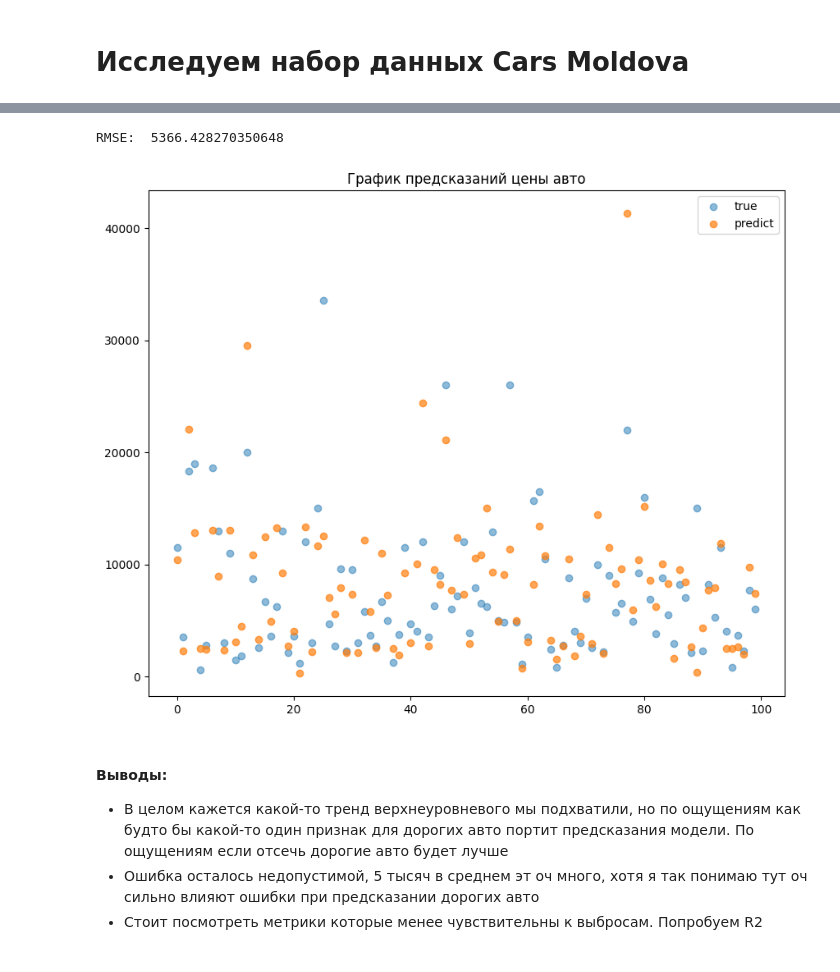
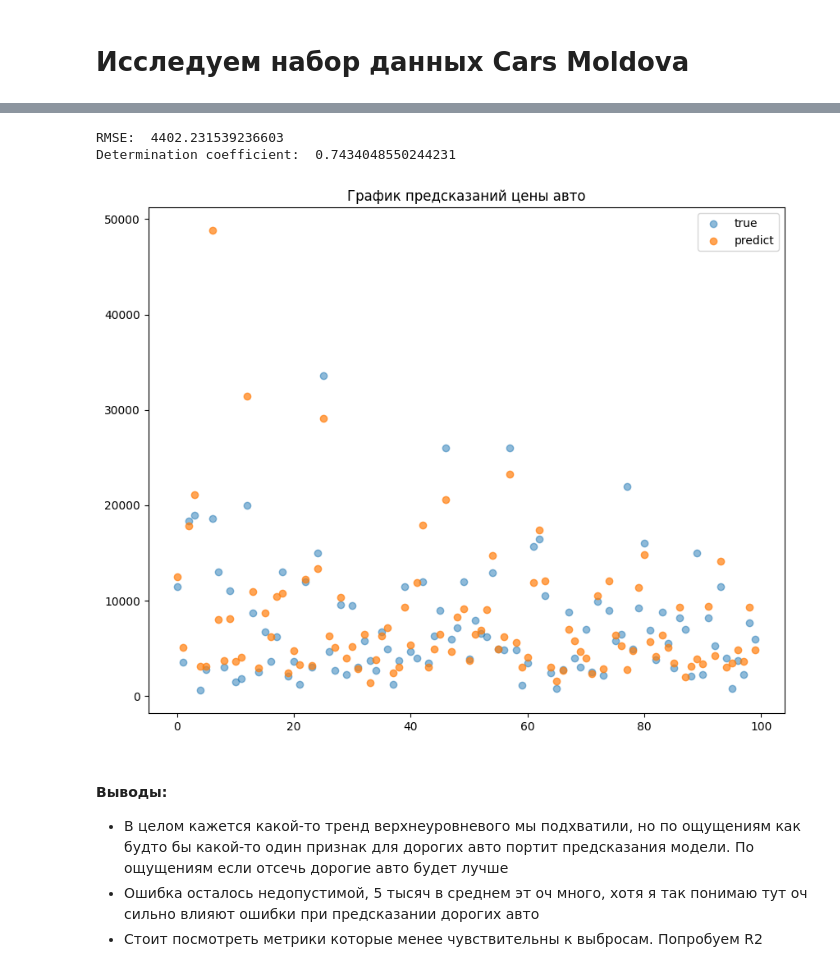
Before and after one commit to pyretttt/master_mle, a Jupyter notebook: practice2.ipynb, the cells around one changed output, grey strips where cells are left out. Cells and saved outputs as stored; diff of their text form; code cells hidden in the pictures.

```diff
--- a/practice2.ipynb
+++ b/practice2.ipynb
@@ -282,7 +283,7 @@ mse_non_regularized_model = mse(y_test, polyreg.predict(X_test))
 
 # Полином второй степени вполне себе справляется
 
-polyreg=make_pipeline(PolynomialFeatures(degree), Lasso(alpha=100, max_iter=10000))
+polyreg=make_pipeline(PolynomialFeatures(degree), Lasso(alpha=2e-4, max_iter=10000))
 polyreg.fit(X_train,y_train)
 plt.figure(figsize=(8, 6))
 plot_sklearn_model(X_train, y_train, X_test, x_, y_true_, polyreg,
@@ -353,7 +354,7 @@ for degree in [2, 3, 4]:
 
 ## Полиномы 3 степени справляется лучше, чем [2, 4], тк у них есть перегибы через единицу после ассимптоты с обоих сторон
 
-polyreg=make_pipeline(PolynomialFeatures(3), Lasso(alpha=0.6, max_iter=10_000))
+polyreg=make_pipeline(PolynomialFeatures(3), Lasso(alpha=0.015, max_iter=10_000))
 polyreg.fit(X_train,y_train)
 mse_ = mse(y_test, polyreg.predict(X_test))
 print(f'MSE with regularization, degree(3): ', mse_)
@@ -379,43 +380,53 @@ cars_df.sample(5)
 | 22193 | Opel | Zafira | 2000 | Minivan | 4645.0 | 1600.0 | Metan/Propan | Manual | ... |
 | 16306 | Suzuki | Vitara | 2015 | Crossover | 70000.0 | 1400.0 | Petrol | Automatic | ... |
 | 25677 | Renault | Megane | 2005 | Universal | 315000.0 | 1600.0 | Petrol | Manual | ... |
+# %%
+# Utils
+
+PROPOSED_DEGREE = 3
+
+def draw_graph(*, y_test, predictions, title='График предсказаний цены авто', plot_batch_size=100):
+    plt.figure(figsize=(10, 8))
+    plt.scatter(np.arange(plot_batch_size), y_test[0:plot_batch_size], label='true', alpha=0.5)
+    plt.scatter(np.arange(plot_batch_size), predictions[0:plot_batch_size], label='predict', alpha=0.7)
+    plt.legend()
+    plt.title(title)
+
+def display_metrics(y_test, predictions):
+    mse_ = mse(y_test, predictions)
+    print('RMSE: ', mse_ ** (1/2))
+
+    r2 = r2_score(y_test, predictions)
+    print('Determination coefficient: ', r2)
 # %%
-from sklearn.preprocessing import OrdinalEncoder
-
 # Подготовим данные
 
-features = ['Age', 'Transmission', 'km_year', 'mean_price_deviation', 'Price_frequence']
+features = ['Age', 'Transmission', 'km_year', 'frequent', 'rare', 'Engine_capacity(cm3)']
 target = 'Price(euro)'
 
-encoder = OrdinalEncoder()
-cars_df['Price_frequence'] = encoder.fit_transform(cars_df[['Price_frequence']])
+rare_models_mask = cars_df['Model'].value_counts()
+cars_df['frequence'] = (cars_df['Model'].transform(lambda x: 'rare' if rare_models_mask[x] < 20 else 'frequent'))
+cars_df = pd.concat((cars_df, pd.get_dummies(cars_df['frequence'])), axis=1)
 
 cars_df['Transmission'] = cars_df['Transmission'].transform(lambda x: 1 if x == 'Manual' else 3)
 
 cars_df = cars_df.dropna(how='any')
 
 ### Проверим данные
 
 X_train, X_test, y_train, y_test = split(cars_df[features], cars_df[target], test_size=0.25, random_state=42)
 
-model = make_pipeline(PolynomialFeatures(degree=len(features)), Lasso(alpha=1_500_000, max_iter=1000))
+model = make_pipeline(PolynomialFeatures(degree=PROPOSED_DEGREE), Lasso(alpha=5E-8, max_iter=1000))
 model.fit(X_train, y_train)
 
 predictions = model.predict(X_test)
-mse_ = mse(y_test, predictions)
 
-PLT_BATCH_SIZE = 100
-
-plt.figure(figsize=(10, 8))
-plt.scatter(np.arange(PLT_BATCH_SIZE), y_test[0:PLT_BATCH_SIZE], label='true', alpha=0.5)
-plt.scatter(np.arange(PLT_BATCH_SIZE), predictions[0:PLT_BATCH_SIZE], label='predict', alpha=0.7)
-plt.legend()
-plt.title('График предсказаний цены авто')
-
-print('RMSE: ', mse_ ** (1/2))
+draw_graph(y_test=y_test, predictions=predictions)
+display_metrics(y_test=y_test, predictions=predictions) # Не все так плохо)
 # %% [output]
-RMSE:  5366.428270350648
+RMSE:  4402.231539236603
+Determination coefficient:  0.7434048550244231
-[figure, old version]
+[figure, new version]
 # %% [markdown]
 #### Выводы:
 - В целом кажется какой-то тренд верхнеуровневого мы подхватили, но по ощущениям как будто бы какой-то один признак для дорогих авто портит предсказания модели. По ощущениям если отсечь дорогие авто будет лучше
```
Also changed, not shown: parts of 10 cells of this notebook, 1 other file.
